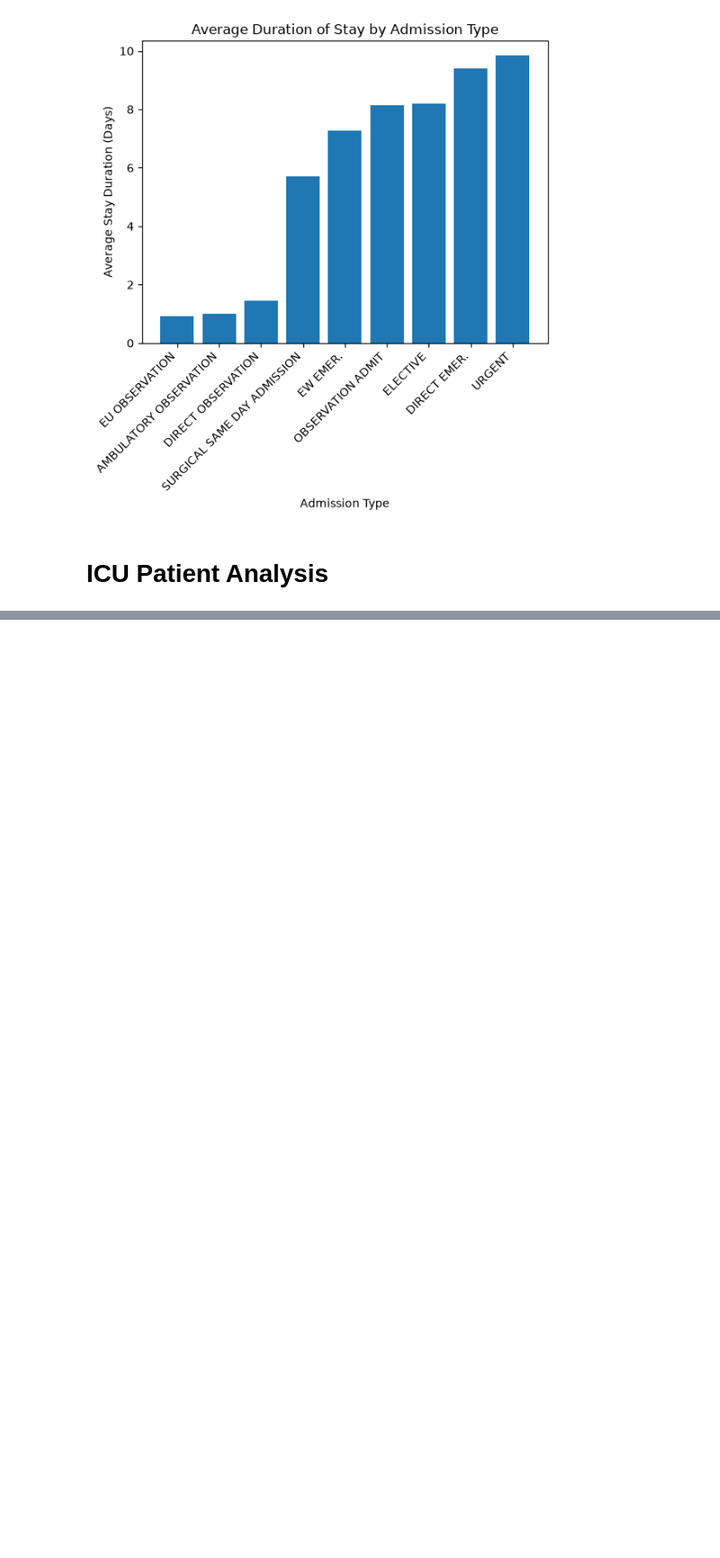
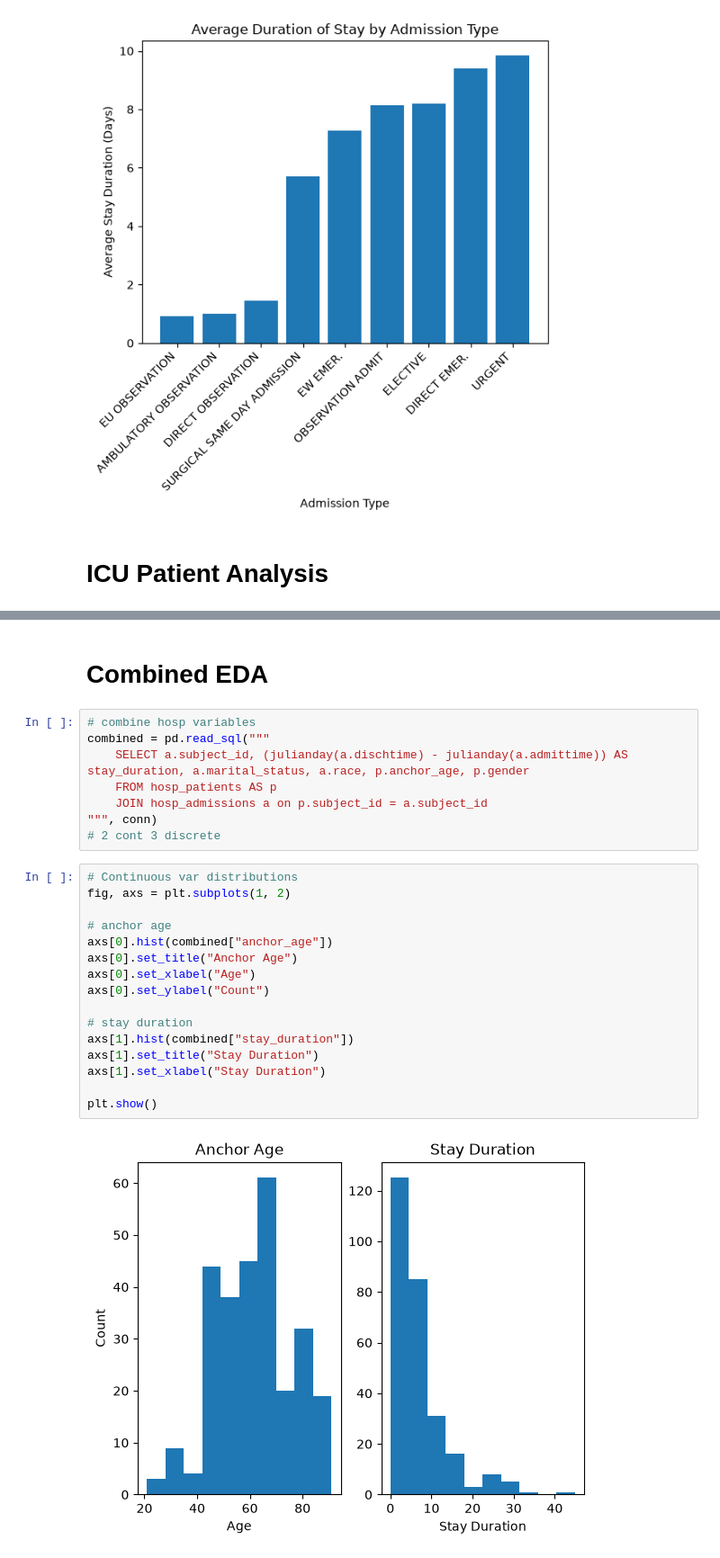
Before and after one commit to jguo2673/MIMIC-IV-EDA, a Jupyter notebook: proj.ipynb, the cells around one changed output, grey strips where cells are left out. Shown at 90% size. Drawn from its saved outputs; the diff is of its cells as text; blank space fills up the shorter version.

Commit message:
added combined eda

```diff
--- a/proj.ipynb
+++ b/proj.ipynb
@@ -224,3 +217,31 @@ plt.xticks(rotation=45, ha="right")
 plt.show()
 # %% [output]
 [figure]
+# %% [markdown]
+# Combined EDA
+# %%
+# combine hosp variables
+combined = pd.read_sql("""
+    SELECT a.subject_id, (julianday(a.dischtime) - julianday(a.admittime)) AS stay_duration, a.marital_status, a.race, p.anchor_age, p.gender
+    FROM hosp_patients AS p
+    JOIN hosp_admissions a on p.subject_id = a.subject_id
+""", conn)
+# 2 cont 3 discrete
+# %%
+# Continuous var distributions
+fig, axs = plt.subplots(1, 2)
+
+# anchor age
+axs[0].hist(combined["anchor_age"])
+axs[0].set_title("Anchor Age")
+axs[0].set_xlabel("Age")
+axs[0].set_ylabel("Count")
+
+# stay duration
+axs[1].hist(combined["stay_duration"])
+axs[1].set_title("Stay Duration")
+axs[1].set_xlabel("Stay Duration")
+
+plt.show()
+# %% [output]
+[figure, added]
```
Also changed, not shown: parts of 4 cells of this notebook.
